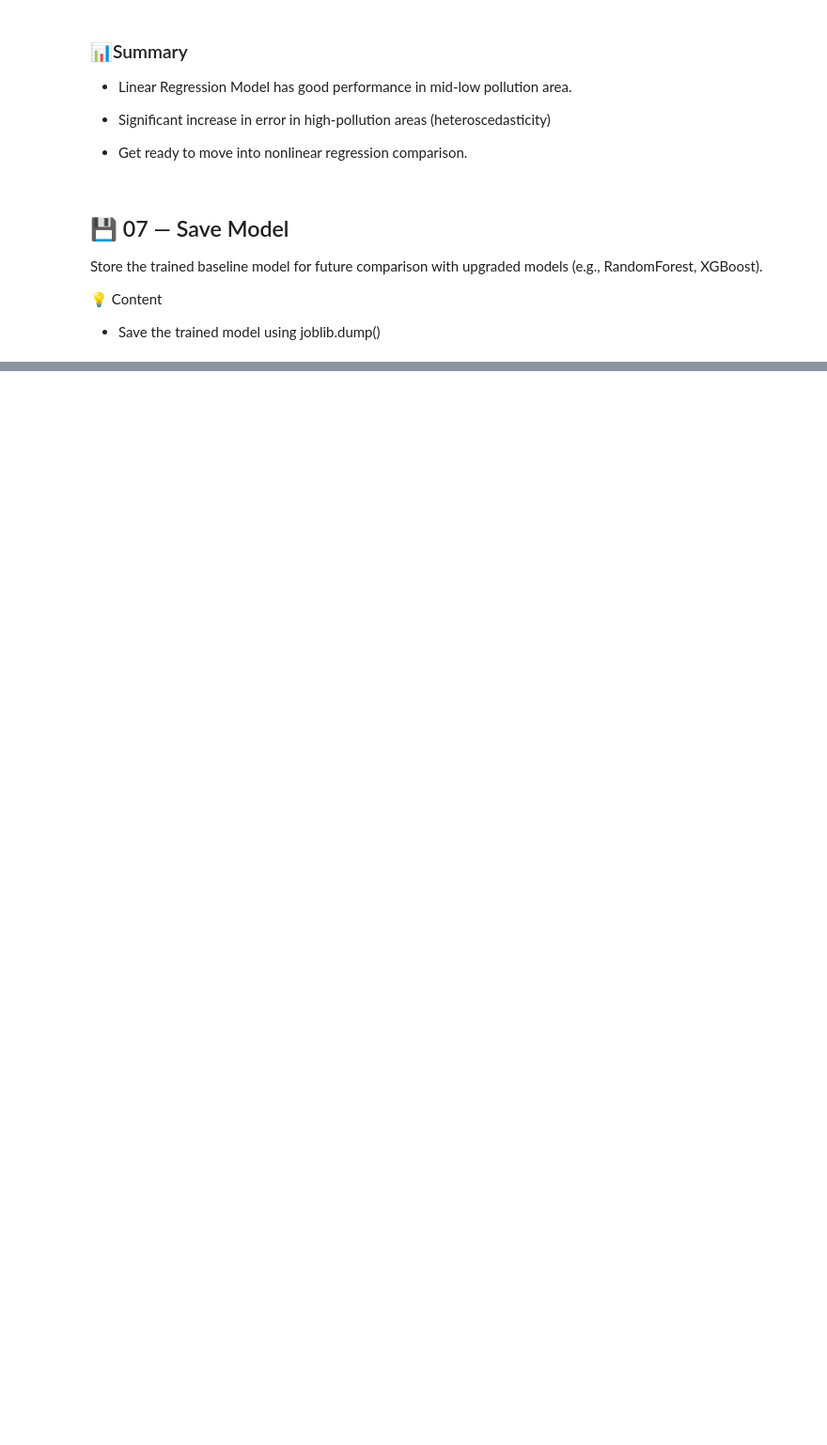
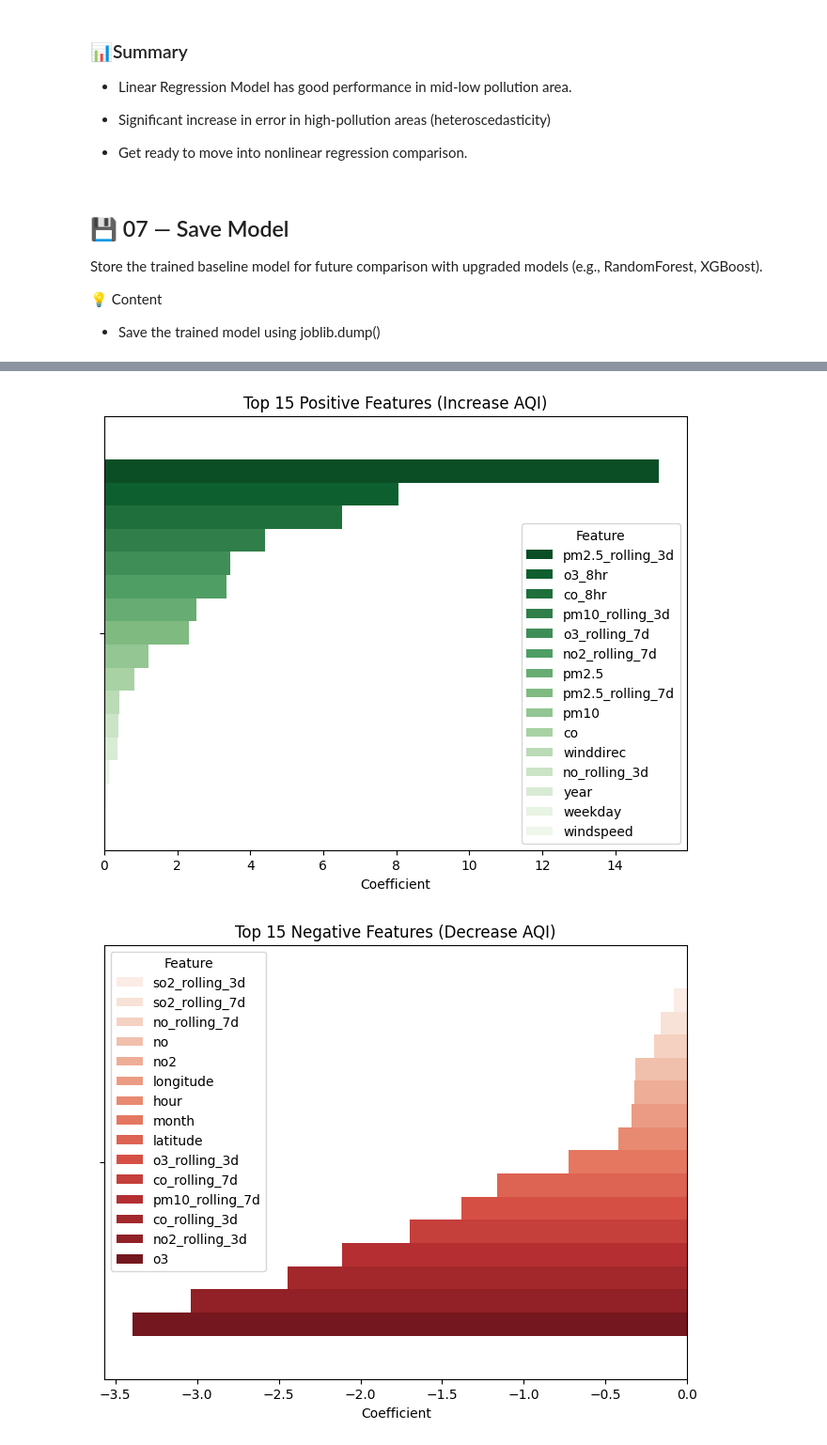
Before and after one commit to chgwyellow/air_pollution_analysis, a Jupyter notebook: notebook/03_baseline_modeling.ipynb, the cells around one changed output, grey strips where cells are left out. Shown at 94% size. Cells and saved outputs as stored; diff of their text form; code cells hidden in the pictures; blank space fills up the shorter version.

Commit message:
Finish establishing the baseline model and pipeline.

```diff
--- a/notebook/03_baseline_modeling.ipynb
+++ b/notebook/03_baseline_modeling.ipynb
@@ -406,0 +410,9 @@ Explore which features influence AQI the most.
+# %%
+model_path = MODEL_DIR / "Baseline_linear_20251110_2050.pkl"
+model = joblib.load(model_path)
+# %%
+coef_df = pd.DataFrame(
+    {"Feature": X_train_scaled_df.columns, "Coefficient": model.coef_}
+).sort_values(by="Coefficient", ascending=False)
+coef_df["AbsValue"] = np.abs(coef_df["Coefficient"])
+coef_df.head(10)
@@ -406,0 +431,16 @@ Explore which features influence AQI the most.
+# %%
+top_pos = coef_df.head(15)
+top_neg = coef_df.tail(15)
+
+plt.figure(figsize=(8,6))
+sns.barplot(data=top_pos, x="Coefficient", hue="Feature", palette="Greens_r")
+plt.title("Top 15 Positive Features (Increase AQI)")
+plt.show()
+
+plt.figure(figsize=(8,6))
+sns.barplot(data=top_neg, x="Coefficient", hue="Feature", palette="Reds")
+plt.title("Top 15 Negative Features (Decrease AQI)")
+plt.show()
+# %% [output]
+[figure, added]
+[figure, added]
```
Also changed, not shown: parts of 6 cells of this notebook, 6 other files.
